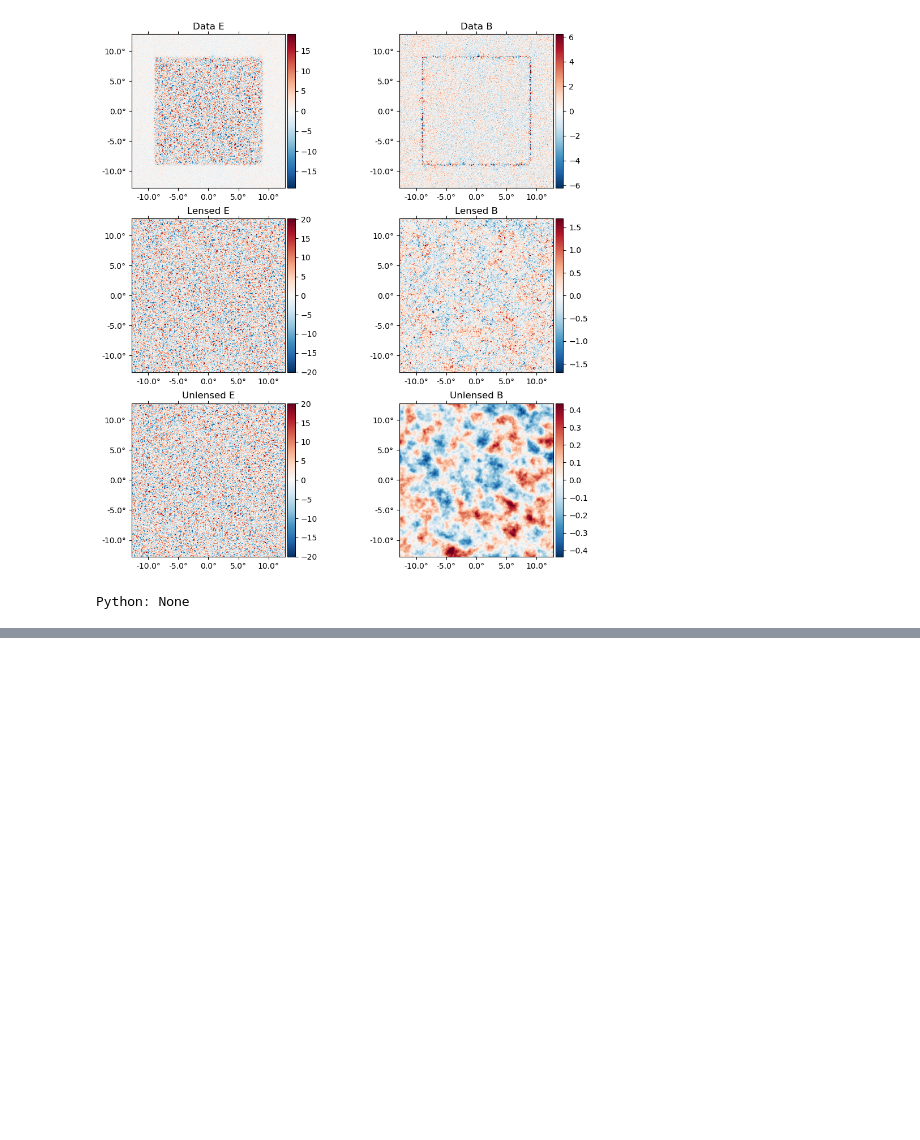
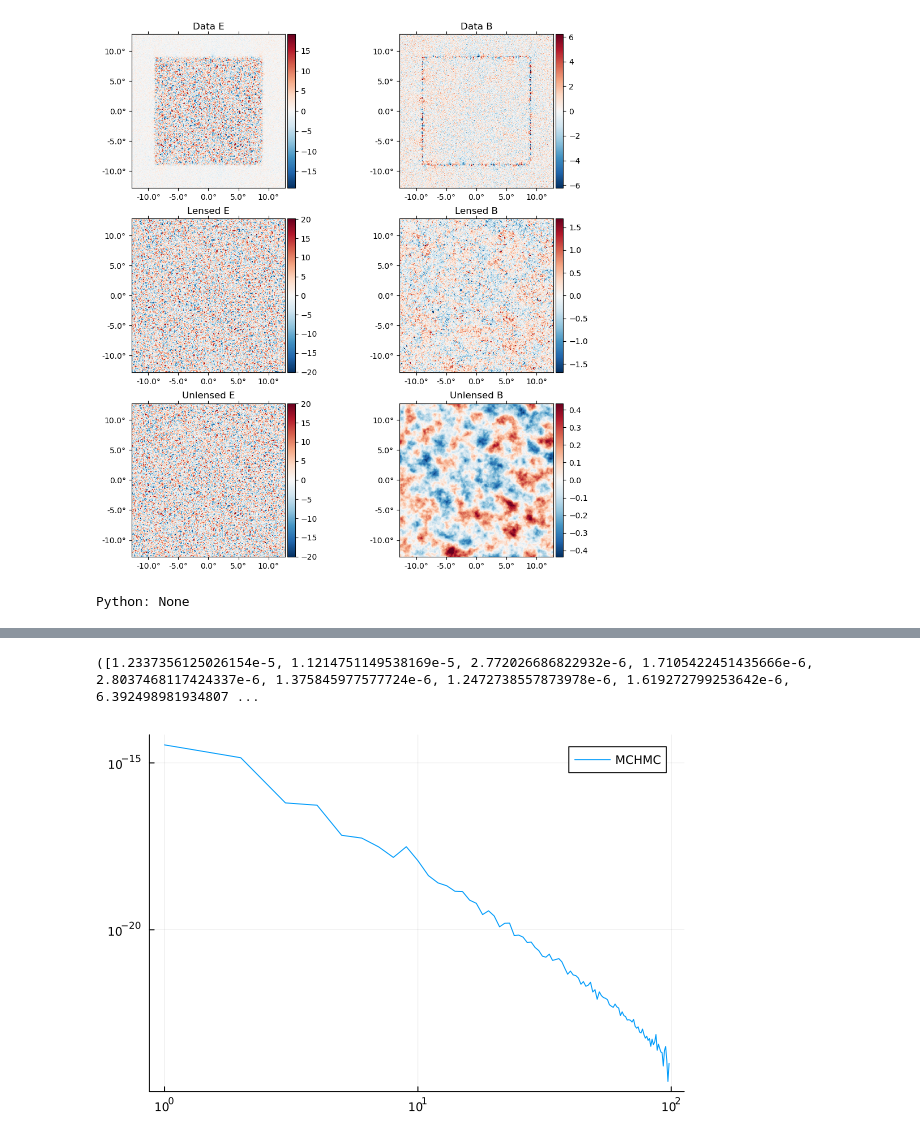
Before and after one commit to JaimeRZP/CMBLensing_MicroCanonicalHMC.jl, a Jupyter notebook: examples/plotting_fields.ipynb, the cells around one changed output, grey strips where cells are left out. Cells and saved outputs as stored; diff of their text form; code cells hidden in the pictures; blank space fills up the shorter version.

Commit message:
plots

```diff
--- a/examples/plotting_fields.ipynb
+++ b/examples/plotting_fields.ipynb
@@ -36,0 +44,4 @@ Python: None
+# %%
+Nside=64
+masking=false
+global_parameters=false
@@ -36,0 +50,6 @@ Python: None
+# %%
+prob = load_cmb_lensing_problem(;storage=Array, T, Nside,
+    masking=masking, global_parameters=global_parameters);
+d = length(prob.Ωstart)
+to_vec, from_vec = CMBLensingInferenceTestProblem.to_from_vec(prob.Ωstart);
+println("Built problem")
@@ -36,0 +58,4 @@ Python: None
+# %%
+unmasked_mchmc_samples = load("../chains/CMBLensing_unmasked_Nside_64_TEV_0.0001", "samples")
+unmasked_hmc_samples = load("../chains/CMBLensing_unmasked_Nside_64_ϵ_0.25", "_samples_hmc")
+unmasked_muse_chain = load("../chains/CMBLensing_unmasked_Nside_64", "chain_muse");
@@ -36,0 +103,12 @@ Python: None
+# %%
+phi_cls, E_cls, B_cls = cls[1,:,:], cls[2,:,:], cls[3,:,:]
+phi_cls_m, phi_cls_s = mean(phi_cls, dims=2)[:], std(phi_cls, dims=2)[:]
+E_cls_m, E_cls_s = mean(E_cls, dims=2)[:], std(E_cls, dims=2)[:]
+B_cls_m, B_cls_s = mean(B_cls, dims=2)[:], std(B_cls, dims=2)[:]
+# %% [output]
+([1.2337356125026154e-5, 1.1214751149538169e-5, 2.772026686822932e-6, 1.7105422451435666e-6, 2.8037468117424337e-6, 1.375845977577724e-6, 1.2472738557873978e-6, 1.619272799253642e-6, 6.392498981934807 ...
+# %%
+cl = get_Cℓ(from_vec(unmasked_mchmc_samples[:, end])[:ϕ°])
+Plots.plot(cl[:], yscale=:log10, xscale=:log10, label="MCHMC")
+# %% [output]
+[figure, added]
```
Also changed, not shown: parts of 8 cells of this notebook.
